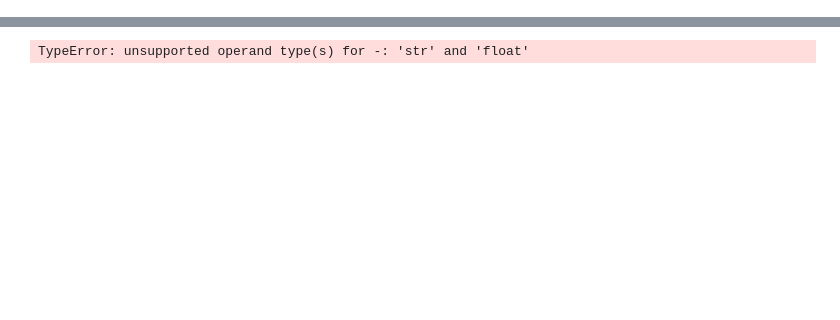
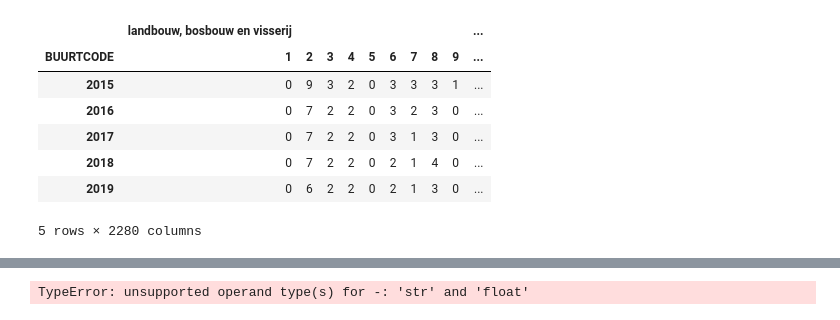
Before and after one commit to J-h-V/OpenDataDenHaag, a Jupyter notebook: DatasetCBS.ipynb, the cells around one changed output, grey strips where cells are left out. Cells and saved outputs as stored; diff of their text form; code cells hidden in the pictures; blank space fills up the shorter version.

```diff
--- a/DatasetCBS.ipynb
+++ b/DatasetCBS.ipynb
@@ -89,3 +96,14 @@ amenities_dh = pd.concat([amenities_dh_15,amenities_dh_16,amenities_dh_17,amenit
 citizens_dh = pd.concat([citizens_dh_15,citizens_dh_16,citizens_dh_17,citizens_dh_18,citizens_dh_19], keys=pd.Series(pd.period_range('1/1/2015', freq='Y', periods=5)))
 # %%
 total_dh = pd.concat([total_dh_15,total_dh_16,total_dh_17,total_dh_18,total_dh_19], keys=pd.Series(pd.period_range('1/1/2015', freq='Y', periods=5)))
+# %%
+businesses_dh.unstack(1)
+# %% [output]
+|  | landbouw, bosbouw en visserij |  |  |  |  |  |  |  |  | ... |
+| BUURTCODE | 1 | 2 | 3 | 4 | 5 | 6 | 7 | 8 | 9 | ... |
+| 2015 | 0 | 9 | 3 | 2 | 0 | 3 | 3 | 3 | 1 | ... |
+| 2016 | 0 | 7 | 2 | 2 | 0 | 3 | 2 | 3 | 0 | ... |
+| 2017 | 0 | 7 | 2 | 2 | 0 | 3 | 1 | 3 | 0 | ... |
+| 2018 | 0 | 7 | 2 | 2 | 0 | 2 | 1 | 4 | 0 | ... |
+| 2019 | 0 | 6 | 2 | 2 | 0 | 2 | 1 | 3 | 0 | ... |
+5 rows × 2280 columns
```
Also changed, not shown: parts of 9 cells of this notebook.
